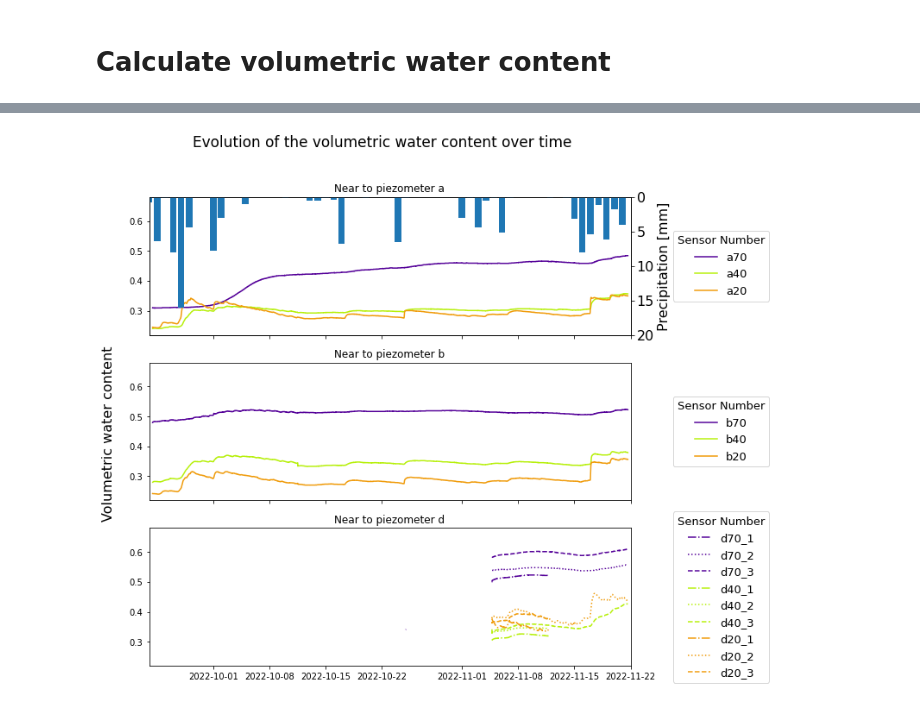
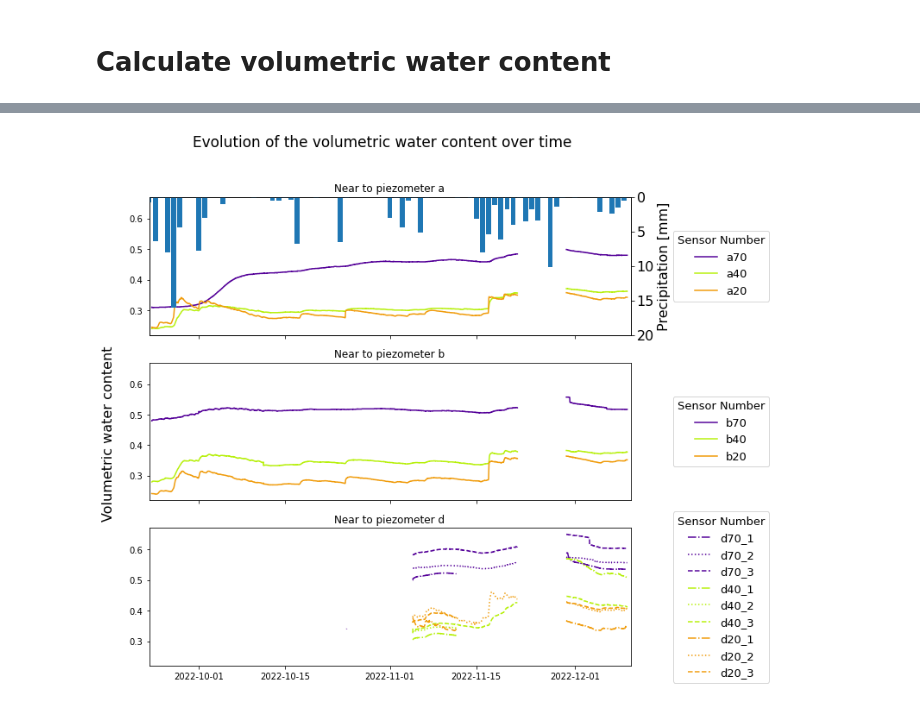
Before and after one commit to braspenninga/Jupyter-scripts, a Jupyter notebook: WCS.ipynb, the cells around one changed output, grey strips where cells are left out. Cells and saved outputs as stored; diff of their text form; code cells hidden in the pictures.

```diff
--- a/WCS.ipynb
+++ b/WCS.ipynb
@@ -417,6 +421,6 @@ To register the converters:
 # %%
 date1=datetime.date(2022,9,23)
-date2=datetime.date(2022,11,22)
+date2=datetime.date(2022,12,10)
 ftsz=16
 
 fig, (ax1, ax2, ax3) = plt.subplots(3, sharex=True, sharey=True, figsize=(10,10))
@@ -432,31 +436,31 @@ axb.set_ylim([0, 20])
 axb.invert_yaxis()
 axb.set_ylabel('Precipitation [mm]', fontsize= ftsz)
 axb.tick_params(axis='x', which='both', labelsize=ftsz)
 axb.tick_params(axis='y', which='both', labelsize=ftsz)
 axb.set_xlim([date1,date2])
 
 ax2.plot(Timestamp, b70, label='b70', color='#550299')
 ax2.plot(Timestamp, b40, label='b40', color ='#b7f00c')
 ax2.plot(Timestamp, b20, label='b20', color='#f09c0c')
 ax2.set_title('Near to piezometer b')
 ax2.legend(title='Sensor Number',title_fontsize = ftsz-3, bbox_to_anchor = (1.3, 0.5), loc='center right', fontsize=ftsz-3)
 
 ax3.plot(Timestamp, d70w1, label='d70_1', color='#550299', linestyle = 'dashdot')
 ax3.plot(Timestamp, d70w2, label='d70_2', color='#550299', linestyle = 'dotted')
 ax3.plot(Timestamp, d70w3, label='d70_3', color='#550299', linestyle = 'dashed')
 
 ax3.plot(Timestamp, d40w1, label='d40_1', color='#b7f00c', linestyle = 'dashdot')
 ax3.plot(Timestamp, d40w2, label='d40_2', color='#b7f00c', linestyle = 'dotted')
 ax3.plot(Timestamp, d40w3, label='d40_3', color='#b7f00c', linestyle = 'dashed')
 
 ax3.plot(Timestamp, d20w1, label='d20_1', color='#f09c0c', linestyle = 'dashdot')
 ax3.plot(Timestamp, d20w2, label='d20_2', color='#f09c0c', linestyle = 'dotted')
 ax3.plot(Timestamp, d20w3, label='d20_3', color='#f09c0c', linestyle = 'dashed')
 ax3.set_title('Near to piezometer d')
 ax3.legend(title='Sensor Number',title_fontsize = ftsz-3, bbox_to_anchor = (1.3, 0.5), loc='center right', fontsize=ftsz-3)
 
 fig.text(0.06, 0.5, 'Volumetric water content', ha='center', va='center', fontsize= ftsz, rotation='vertical')
 
 plt.savefig("VWC.png", bbox_inches = 'tight')
 # %% [output]
-[figure, old version]
+[figure, new version]
```
Also changed, not shown: parts of 11 cells of this notebook, 4 other files.
